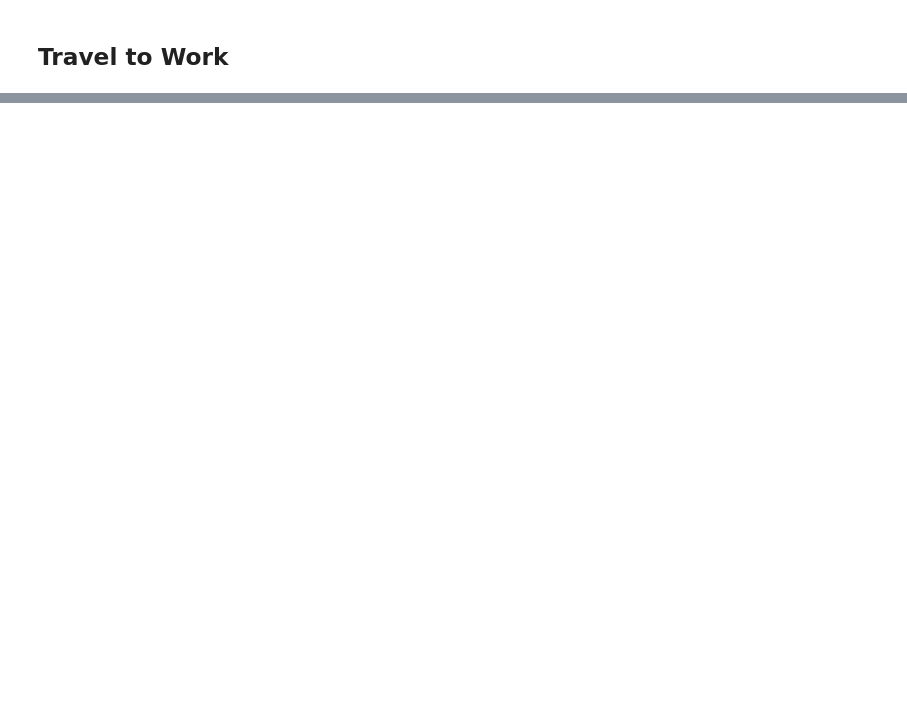
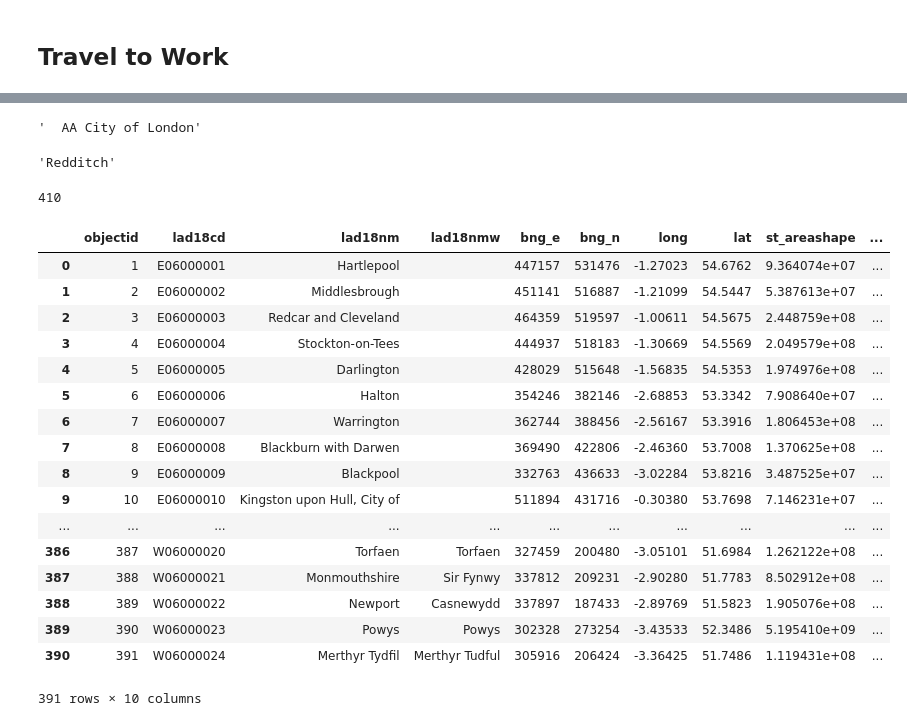
Before and after one commit to nestauk/beis-indicators, a Jupyter notebook: ds/notebooks/dev/15_ao_travel.ipynb, the cells around one changed output, grey strips where cells are left out. Cells and saved outputs as stored; diff of their text form; code cells hidden in the pictures; blank space fills up the shorter version.

Commit message:
Travel indicators- data and schema files (refactor not yet finished)

```diff
--- a/ds/notebooks/dev/15_ao_travel.ipynb
+++ b/ds/notebooks/dev/15_ao_travel.ipynb
@@ -409,0 +425,2 @@ df_rail_lep = df_rail_lep.sort_values(by='lep_id')
+# %%
+lad_latlon = pd.read_csv('../../data/raw/travel/Local_Authority_Districts__December_2018__Boundaries_UK_BGC.csv')
@@ -409,0 +444,8 @@ df_rail_lep = df_rail_lep.sort_values(by='lep_id')
+# %%
+df['UALADGB UA / LAD of residence'][0]
+# %% [output]
+'  AA City of London'
+# %%
+'47UD Redditch'.split()[1]
+# %% [output]
+'Redditch'
@@ -409,0 +458,25 @@ df_rail_lep = df_rail_lep.sort_values(by='lep_id')
+# %%
+len(df)
+# %% [output]
+410
+# %%
+lad_latlon
+# %% [output]
+|  | objectid | lad18cd | lad18nm | lad18nmw | bng_e | bng_n | long | lat | st_areashape | ... |
+| 0 | 1 | E06000001 | Hartlepool |  | 447157 | 531476 | -1.27023 | 54.6762 | 9.364074e+07 | ... |
+| 1 | 2 | E06000002 | Middlesbrough |  | 451141 | 516887 | -1.21099 | 54.5447 | 5.387613e+07 | ... |
+| 2 | 3 | E06000003 | Redcar and Cleveland |  | 464359 | 519597 | -1.00611 | 54.5675 | 2.448759e+08 | ... |
+| 3 | 4 | E06000004 | Stockton-on-Tees |  | 444937 | 518183 | -1.30669 | 54.5569 | 2.049579e+08 | ... |
+| 4 | 5 | E06000005 | Darlington |  | 428029 | 515648 | -1.56835 | 54.5353 | 1.974976e+08 | ... |
+| 5 | 6 | E06000006 | Halton |  | 354246 | 382146 | -2.68853 | 53.3342 | 7.908640e+07 | ... |
+| 6 | 7 | E06000007 | Warrington |  | 362744 | 388456 | -2.56167 | 53.3916 | 1.806453e+08 | ... |
+| 7 | 8 | E06000008 | Blackburn with Darwen |  | 369490 | 422806 | -2.46360 | 53.7008 | 1.370625e+08 | ... |
+| 8 | 9 | E06000009 | Blackpool |  | 332763 | 436633 | -3.02284 | 53.8216 | 3.487525e+07 | ... |
+| 9 | 10 | E06000010 | Kingston upon Hull, City of |  | 511894 | 431716 | -0.30380 | 53.7698 | 7.146231e+07 | ... |
+| ... | ... | ... | ... | ... | ... | ... | ... | ... | ... | ... |
+| 386 | 387 | W06000020 | Torfaen | Torfaen | 327459 | 200480 | -3.05101 | 51.6984 | 1.262122e+08 | ... |
+| 387 | 388 | W06000021 | Monmouthshire | Sir Fynwy | 337812 | 209231 | -2.90280 | 51.7783 | 8.502912e+08 | ... |
+| 388 | 389 | W06000022 | Newport | Casnewydd | 337897 | 187433 | -2.89769 | 51.5823 | 1.905076e+08 | ... |
+| 389 | 390 | W06000023 | Powys | Powys | 302328 | 273254 | -3.43533 | 52.3486 | 5.195410e+09 | ... |
+| 390 | 391 | W06000024 | Merthyr Tydfil | Merthyr Tudful | 305916 | 206424 | -3.36425 | 51.7486 | 1.119431e+08 | ... |
+391 rows × 10 columns
```
Also changed, not shown: parts of 49 cells of this notebook, 19 other files.
